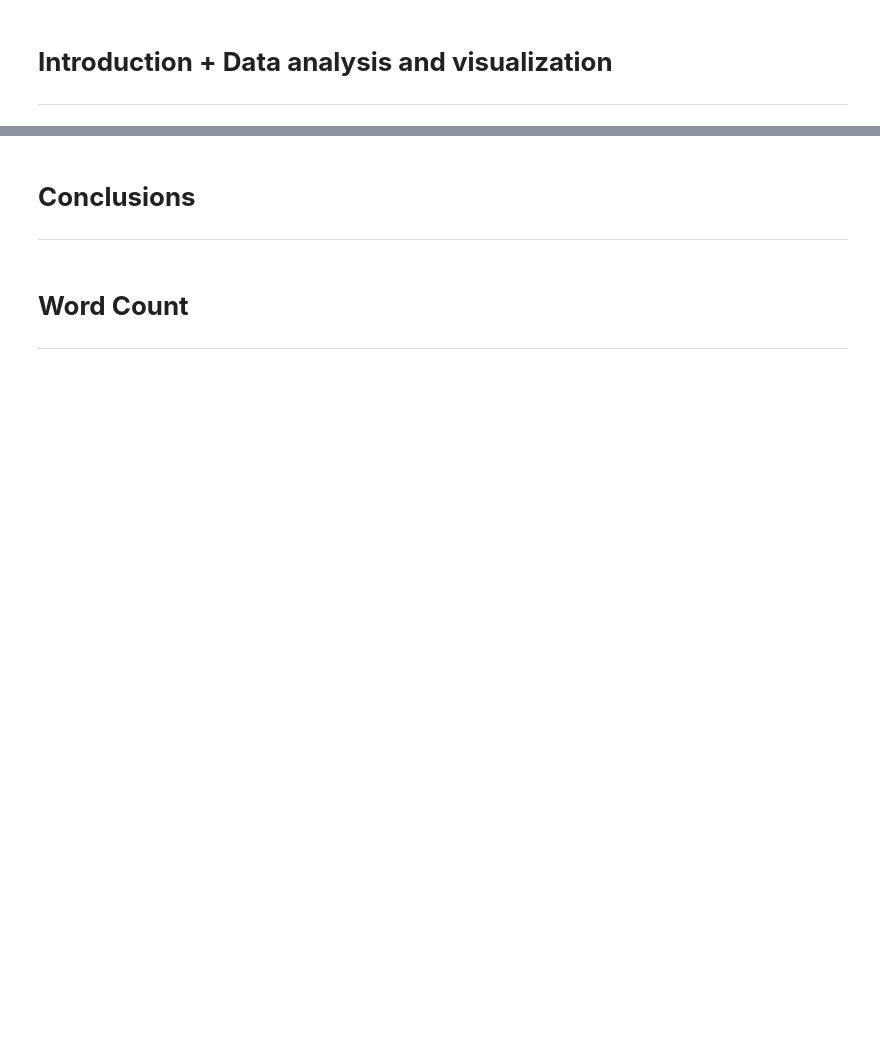
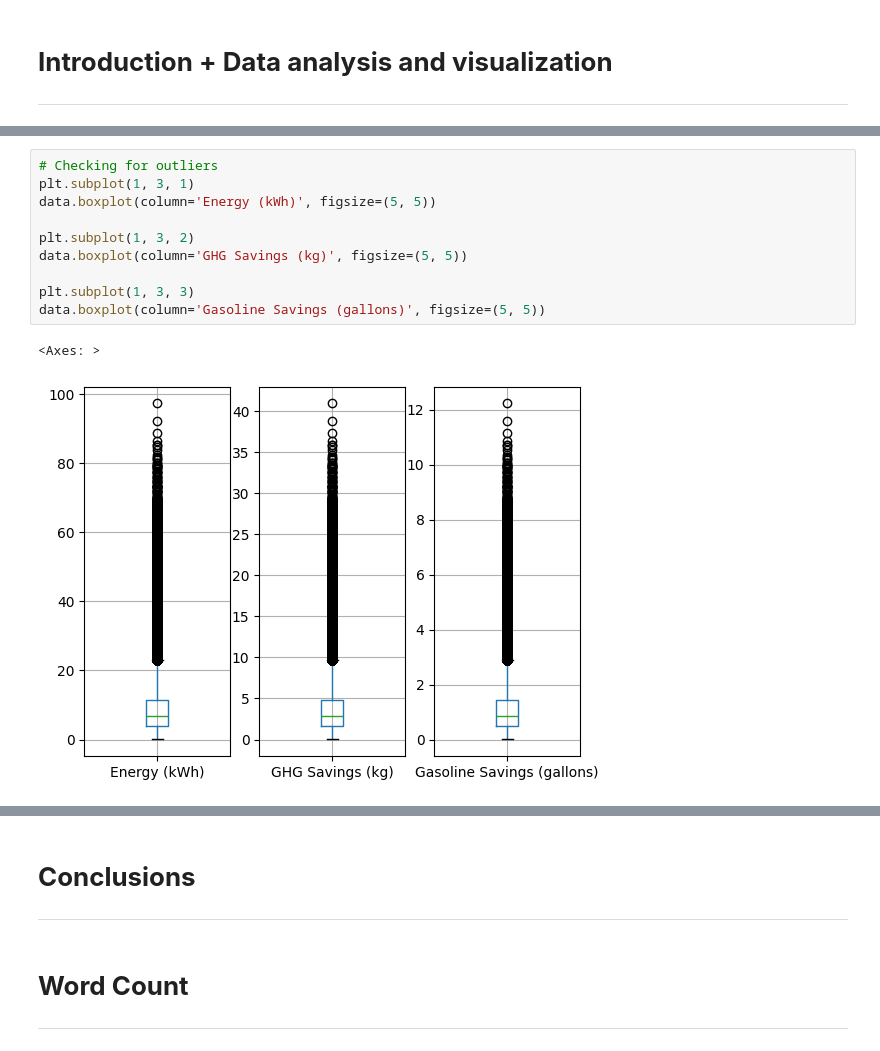
Before and after one commit to DitteGilsfeldt/42577-Introduction-to_Business_Analytics__Project, a Jupyter notebook: Project.ipynb, the cells around one changed output, grey strips where cells are left out. Drawn from its saved outputs; the diff is of its cells as text; blank space fills up the shorter version.

```diff
--- a/Project.ipynb
+++ b/Project.ipynb
@@ -3,0 +159,13 @@
+# %%
+# Checking for outliers
+plt.subplot(1, 3, 1)
+data.boxplot(column='Energy (kWh)', figsize=(5, 5))
+
+plt.subplot(1, 3, 2)
+data.boxplot(column='GHG Savings (kg)', figsize=(5, 5))
+
+plt.subplot(1, 3, 3)
+data.boxplot(column='Gasoline Savings (gallons)', figsize=(5, 5))
+# %% [output]
+<Axes: >
+[figure, added]
```
Also changed, not shown: parts of 27 cells of this notebook, 1 other file.
